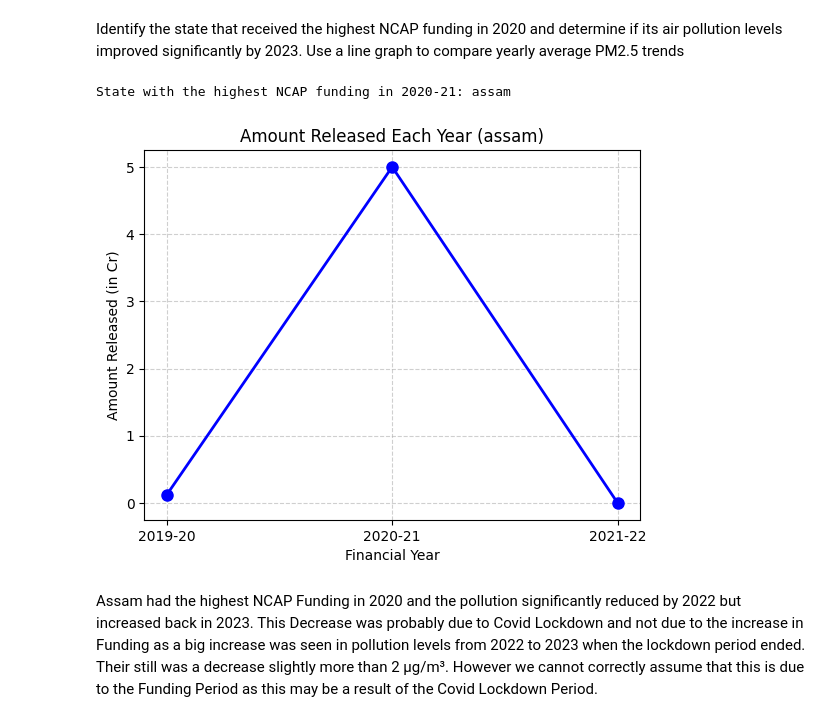
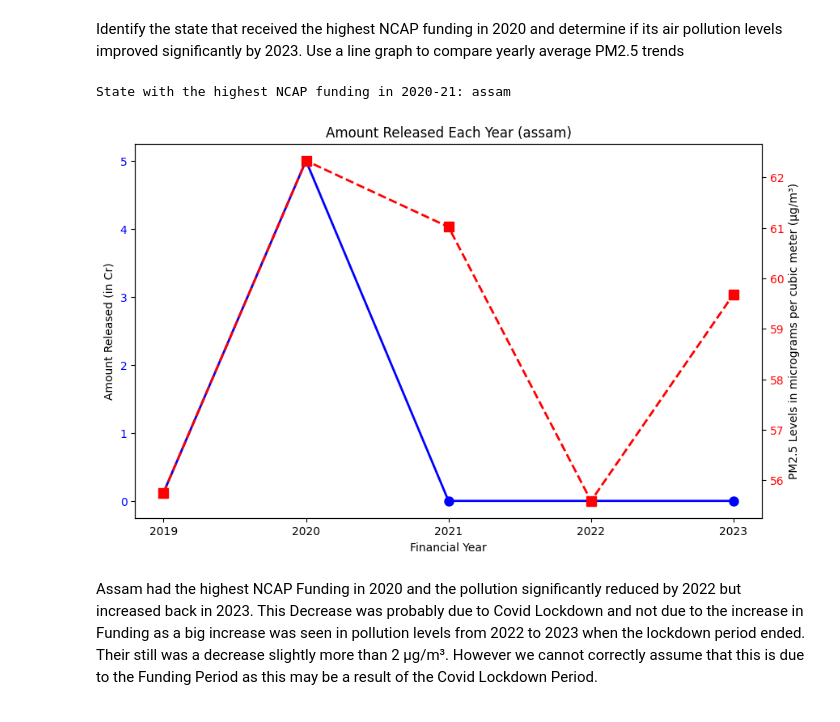
Before and after one commit to kalpshah18/PSDVAssignment3, a Jupyter notebook: main.ipynb, the cells around one changed output. Cells and saved outputs as stored; diff of their text form; code cells hidden in the pictures.

```diff
--- a/main.ipynb
+++ b/main.ipynb
@@ -739,32 +757,46 @@ Identify the state that received the highest NCAP funding in 2020 and determine
 # %%
 # Find the state with the highest NCAP funding in 2020-21
 highest_ncap_funding_2020_state_data = ncap_funding.loc[ncap_funding['Amount released during FY 2020-21'].idxmax()]
 highest_ncap_funding_2020_state = highest_ncap_funding_2020_state_data['State']
 
 print(f"State with the highest NCAP funding in 2020-21: {highest_ncap_funding_2020_state}")
 
+# Filter data for Assam and required years
+assam_data = data[(data["state"] == "assam") & (data["Year"].between(2019, 2023))]
+
+# Group by year and calculate mean PM2.5 values
+assam_pm25 = assam_data.groupby("Year")["PM2.5"].mean()
+
 # Data from the row
-years = ["2019-20", "2020-21", "2021-22"]
+years = ["2019", "2020", "2021", "2022", "2023"]
 amounts = [
-    float(highest_ncap_funding_2020_state_data["Amount released during FY 2019-20"]),
-    float(highest_ncap_funding_2020_state_data["Amount released during FY 2020-21"]),
-    float(highest_ncap_funding_2020_state_data["Amount released during FY 2021-22"])
+    float(highest_ncap_funding_2020_state_data["Amount released during FY 2019-20"]) if highest_ncap_funding_2020_state_data["Amount released during FY 2019-20"] != '-' else 0,
+    float(highest_ncap_funding_2020_state_data["Amount released during FY 2020-21"]) if highest_ncap_funding_2020_state_data["Amount released during FY 2020-21"] != '-' else 0,
+    float(highest_ncap_funding_2020_state_data["Amount released during FY 2021-22"]) if highest_ncap_funding_2020_state_data["Amount released during FY 2021-22"] != '-' else 0,
+    0,
+    0
 ]
 
+fig, ax1 = plt.subplots(figsize=(10, 6))
+
 # Plotting the line chart
-plt.plot(years, amounts, marker='o', linestyle='-', color='b', markersize=8, linewidth=2)
+ax1.plot(years, amounts, marker='o', linestyle='-', color='b', markersize=8, linewidth=2)
 
 # Adding labels and title
-plt.xlabel("Financial Year")
-plt.ylabel("Amount Released (in Cr)")
-plt.title(f"Amount Released Each Year ({highest_ncap_funding_2020_state})")
+ax1.set_xlabel("Financial Year")
+ax1.set_ylabel("Amount Released (in Cr)")
+ax1.set_title(f"Amount Released Each Year ({highest_ncap_funding_2020_state})")
+ax1.tick_params(axis='y', labelcolor='b')
 
-# Adding grid and showing the plot
-plt.grid(True, linestyle='--', alpha=0.6)
+ax2 = ax1.twinx()
+ax2.set_ylabel("PM2.5 Levels in micrograms per cubic meter (µg/m³)")
+ax2.plot(years, assam_pm25, marker='s', linestyle='--', color='r', markersize=8, linewidth=2, label="PM2.5 Levels")
+ax2.tick_params(axis='y', labelcolor='r')
+
 plt.show()
 # %% [output]
 State with the highest NCAP funding in 2020-21: assam
-[figure, old version]
+[figure, new version]
 # %% [markdown]
 Assam had the highest NCAP Funding in 2020 and the pollution significantly reduced by 2022 but increased back in 2023. This Decrease was probably due to Covid Lockdown and not due to the increase in Funding as a big increase was seen in pollution levels from 2022 to 2023 when the lockdown period ended. Their still was a decrease slightly more than 2 µg/m³. However we cannot correctly assume that this is due to the Funding Period as this may be a result of the Covid Lockdown Period.
 # %% [markdown]
```
Also changed, not shown: parts of 2 cells of this notebook.
